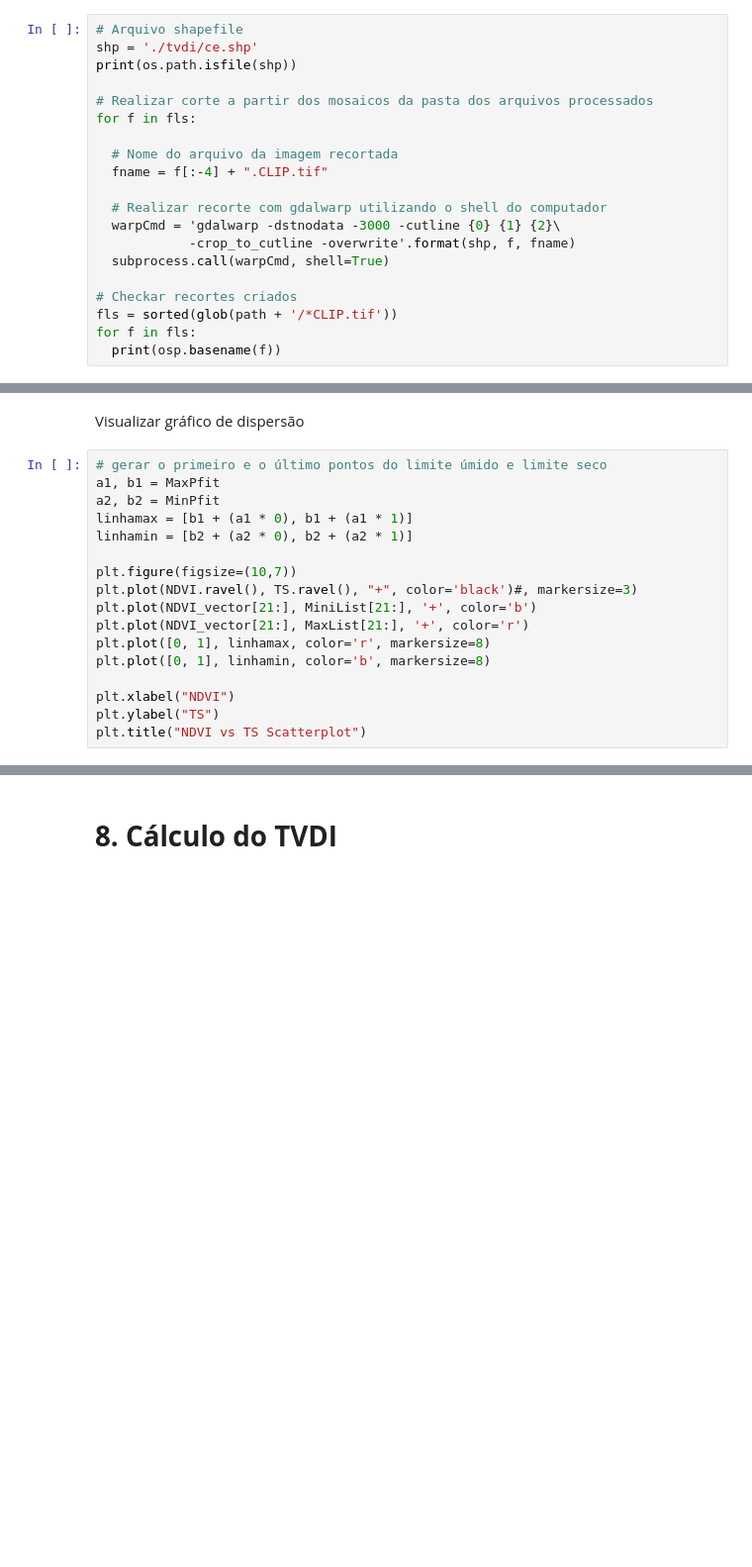
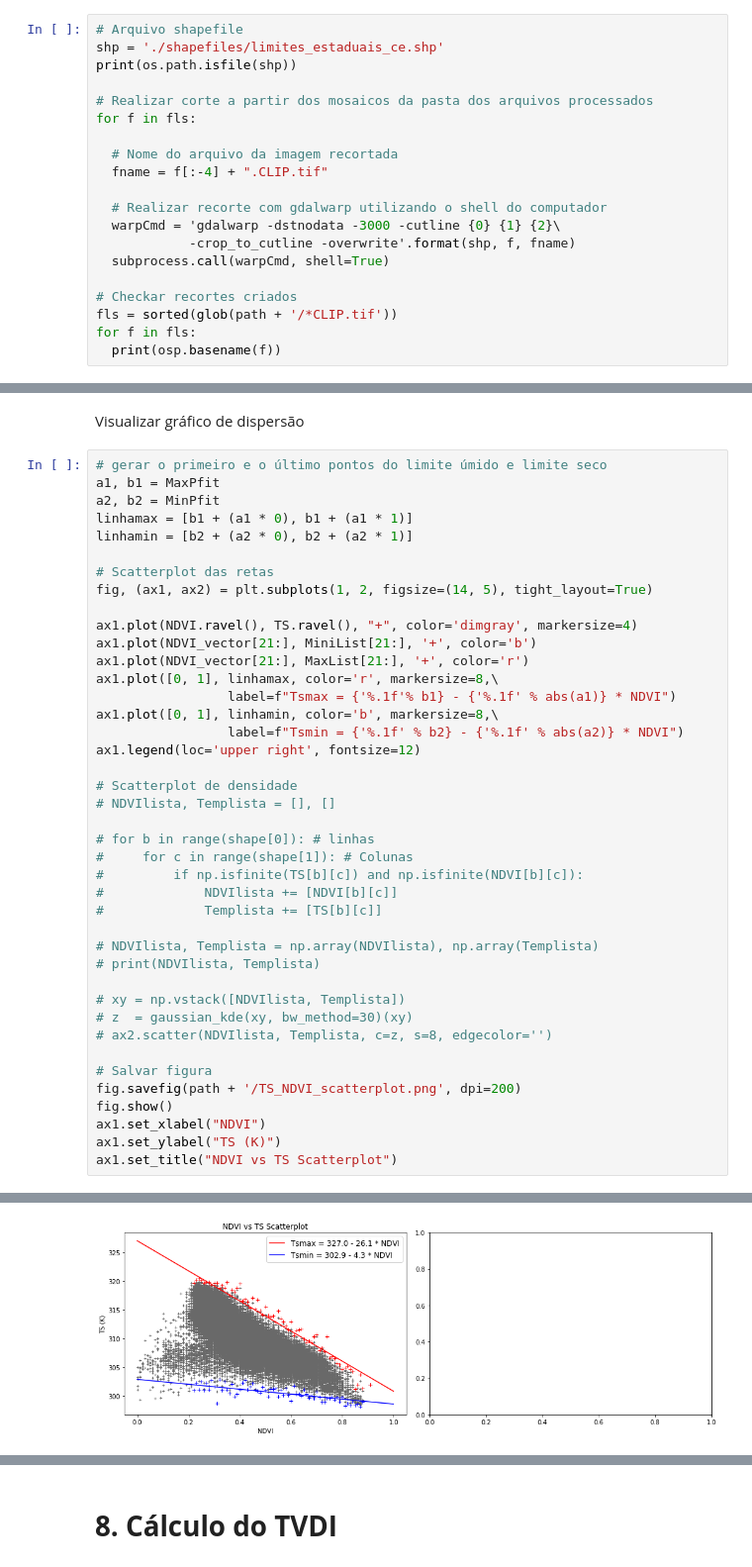
Before and after one commit to dxbezerra/TVDI, a Jupyter notebook: TVDI_projeto_V4.ipynb, the cells around one changed output, grey strips where cells are left out. Shown at 99% size. Saved outputs shown, nothing was run; the diff lists cells and outputs as text; blank space fills up the shorter version.

```diff
--- a/TVDI_projeto_V4.ipynb
+++ b/TVDI_projeto_V4.ipynb
@@ -192,7 +175,7 @@ for f in fls:
 Para focarmos somente na área de nosso interesse, realizamos um recorte utilizando o arquivo *shapefile* dos limites estaduais do Ceará, evitando assim o processamento de dados irrelevantes posteriormente.
 # %%
 # Arquivo shapefile
-shp = './tvdi/ce.shp'
+shp = './shapefiles/limites_estaduais_ce.shp'
 print(os.path.isfile(shp))
 
 # Realizar corte a partir dos mosaicos da pasta dos arquivos processados
@@ -445,13 +456,38 @@ a2, b2 = MinPfit
 linhamax = [b1 + (a1 * 0), b1 + (a1 * 1)]
 linhamin = [b2 + (a2 * 0), b2 + (a2 * 1)]
 
-plt.figure(figsize=(10,7))
-plt.plot(NDVI.ravel(), TS.ravel(), "+", color='black')#, markersize=3)
-plt.plot(NDVI_vector[21:], MiniList[21:], '+', color='b')
-plt.plot(NDVI_vector[21:], MaxList[21:], '+', color='r')
-plt.plot([0, 1], linhamax, color='r', markersize=8)
-plt.plot([0, 1], linhamin, color='b', markersize=8)
+# Scatterplot das retas
+fig, (ax1, ax2) = plt.subplots(1, 2, figsize=(14, 5), tight_layout=True)
 
-plt.xlabel("NDVI")
-plt.ylabel("TS")
-plt.title("NDVI vs TS Scatterplot")
+ax1.plot(NDVI.ravel(), TS.ravel(), "+", color='dimgray', markersize=4)
+ax1.plot(NDVI_vector[21:], MiniList[21:], '+', color='b')
+ax1.plot(NDVI_vector[21:], MaxList[21:], '+', color='r')
+ax1.plot([0, 1], linhamax, color='r', markersize=8,\
+                 label=f"Tsmax = {'%.1f'% b1} - {'%.1f' % abs(a1)} * NDVI")
+ax1.plot([0, 1], linhamin, color='b', markersize=8,\
+                 label=f"Tsmin = {'%.1f' % b2} - {'%.1f' % abs(a2)} * NDVI")
+ax1.legend(loc='upper right', fontsize=12)
+
+# Scatterplot de densidade
+# NDVIlista, Templista = [], []
+
+# for b in range(shape[0]): # linhas
+#     for c in range(shape[1]): # Colunas
+#         if np.isfinite(TS[b][c]) and np.isfinite(NDVI[b][c]):
+#             NDVIlista += [NDVI[b][c]]
+#             Templista += [TS[b][c]]
+
+# NDVIlista, Templista = np.array(NDVIlista), np.array(Templista)
+# print(NDVIlista, Templista)
+
+# xy = np.vstack([NDVIlista, Templista])
+# z  = gaussian_kde(xy, bw_method=30)(xy)
+# ax2.scatter(NDVIlista, Templista, c=z, s=8, edgecolor='')
+
+# Salvar figura
+fig.savefig(path + '/TS_NDVI_scatterplot.png', dpi=200)
+fig.show()
+ax1.set_xlabel("NDVI")
+ax1.set_ylabel("TS (K)")
+ax1.set_title("NDVI vs TS Scatterplot")
+# %% [output]
@@ -457,0 +495 @@ plt.title("NDVI vs TS Scatterplot")
+[figure, added]
```
Also changed, not shown: parts of 18 cells of this notebook, 59 other files.
